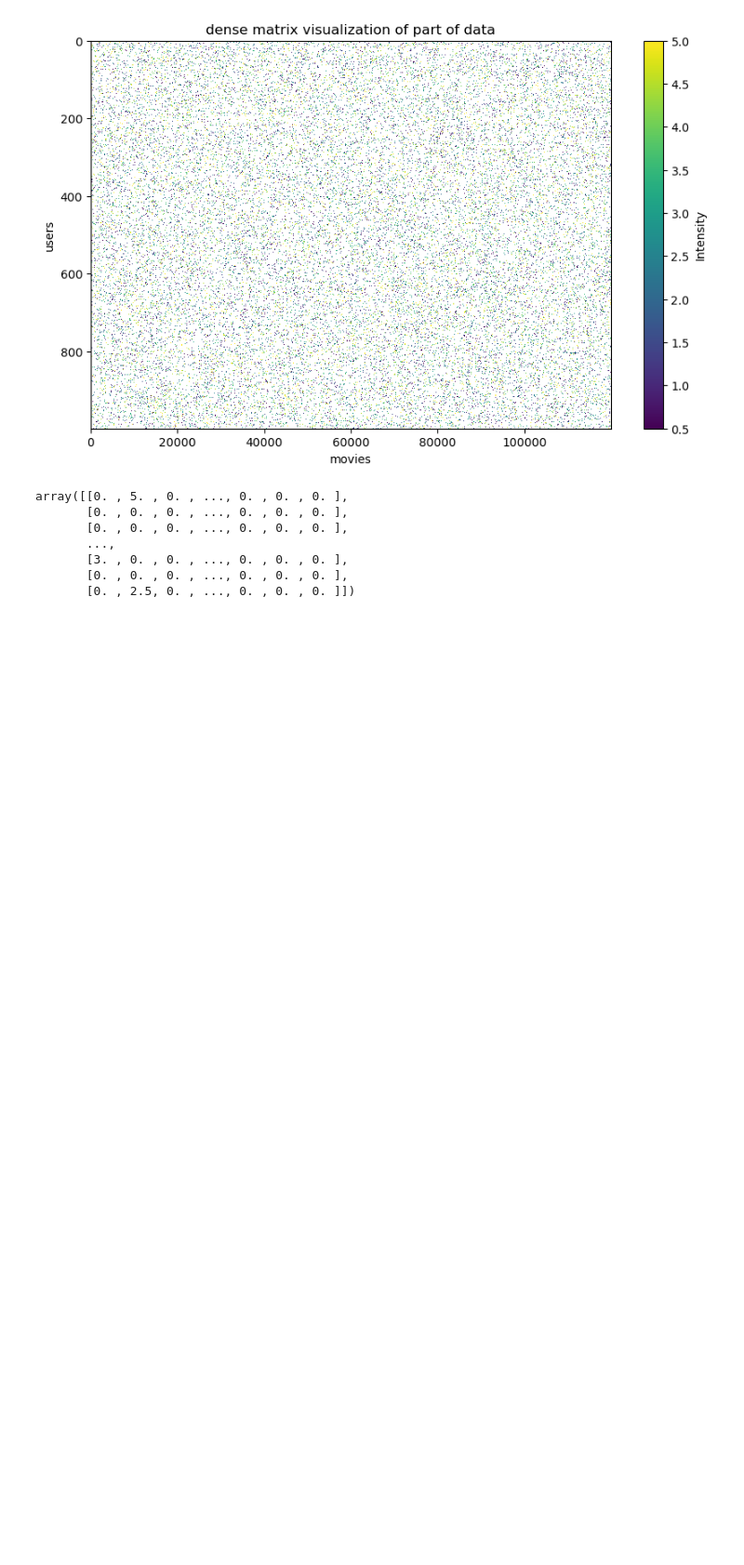
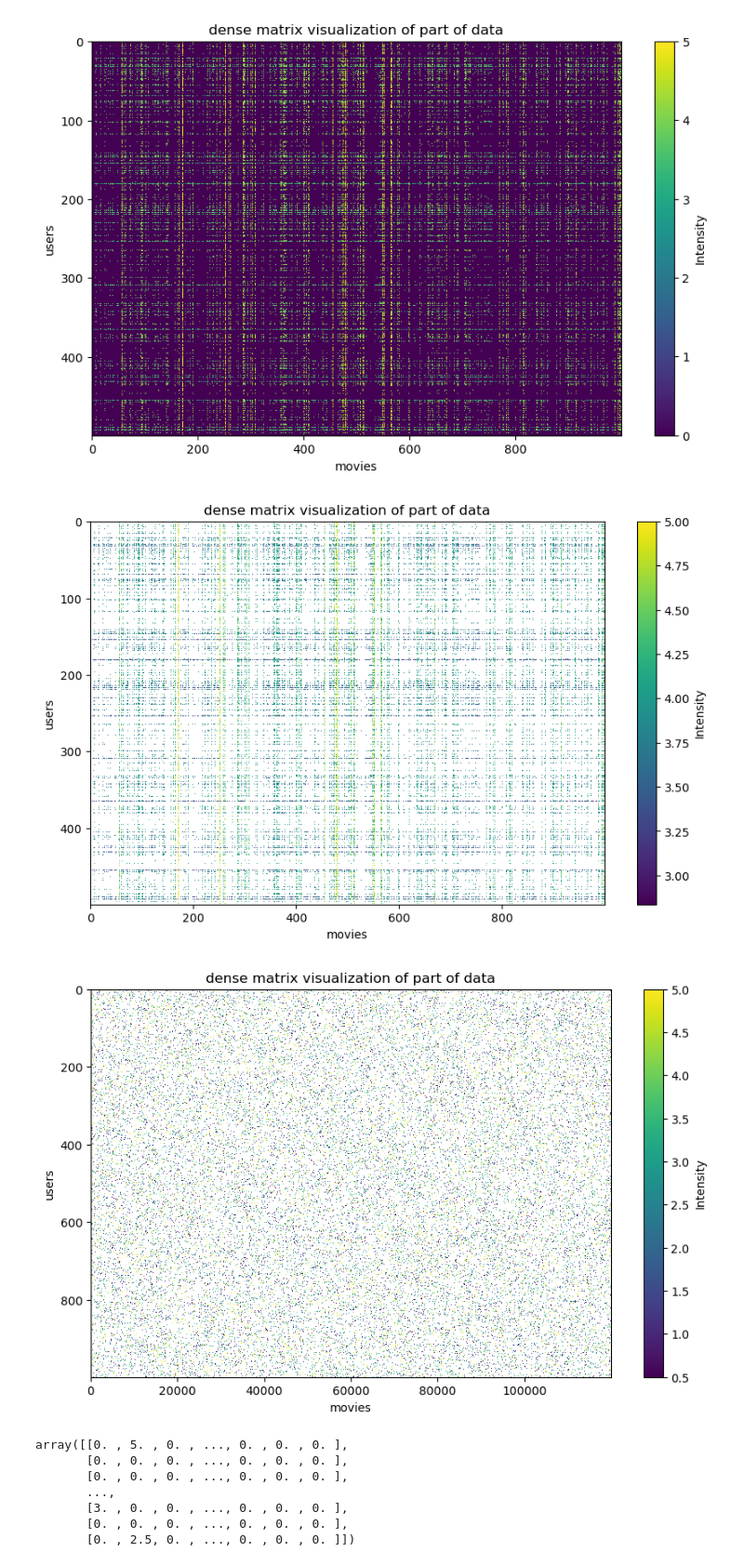
Before and after one commit to Kessius00/nn-s-matrix-fc, a Jupyter notebook: lsmc/artificialData/createData.ipynb, the cells around one changed output. Shown at 93% size. Saved outputs shown, nothing was run; the diff lists cells and outputs as text; code cells hidden in the pictures; blank space fills up the shorter version.

Commit message:
add lowrank sparse  artificial data and make lsmctestv2

```diff
--- a/lsmc/artificialData/createData.ipynb
+++ b/lsmc/artificialData/createData.ipynb
@@ -103,3 +64,32 @@ def generate_sparse_low_rank_matrix(n, m, k, non_zero_count, value_choices):
+# %%
+def generate_sparse_low_rank_matrix(n, m, rank, uniform_ratio_keep, threshold_ratio_keep):
+    # Generate two smaller random matrices of sizes (n, k) and (k, m) to create a low-rank matrix
+    A = np.random.choice(value_choices, size=(n, rank))
+    B = np.random.choice(value_choices, size=(rank, m))
+
+    # Multiply to create a low-rank matrix (n x m) of rank k
+    low_rank_matrix = A @ B
+
+    sparse_matrix = partlyDiscardedClipping(low_rank_matrix,uniform_ratio_keep, threshold_ratio_keep)
+
+    return sparse_matrix
+# %%
+
+
+def normalize_rows(X):
+    row_max = X.max(axis=1)
+    # Avoid division by zero by setting a mask for non-zero row maximums
+    non_zero_max = row_max != 0
+    # Normalize only rows where the max is non-zero
+    X[non_zero_max] = X[non_zero_max] / row_max[non_zero_max, np.newaxis]
+    return X
+
+def normalize_columns(X):
+    col_max = X.max(axis=0)
+    X = X / col_max[np.newaxis, :]
+    return X
+# %%
+M = generate_sparse_low_rank_matrix(500,1000,10, .9,.11)
 # %%
 
 def visualizeData(dense_matrix):
@@ -113,3 +103,11 @@ def visualizeData(dense_matrix):
 
     # Show the plot
     plt.show()
+# %%
+nM = normalize_rows(M)*5
+
+visualizeData(nM)
+visualizeData(np.where(nM==0, np.nan, nM))
+# %% [output]
+[figure, added]
+[figure, added]
```
Also changed, not shown: parts of 5 cells of this notebook, 4 other files.
